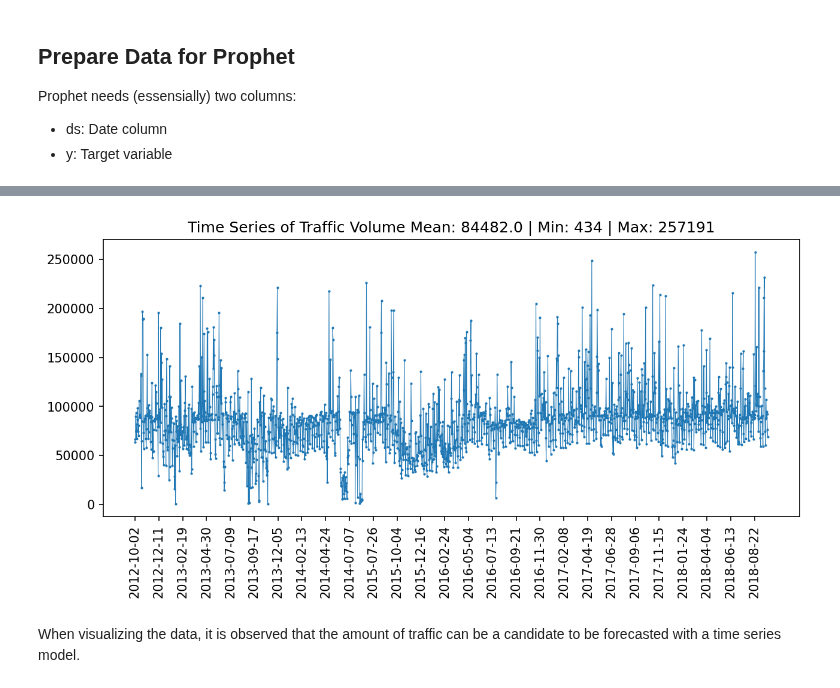
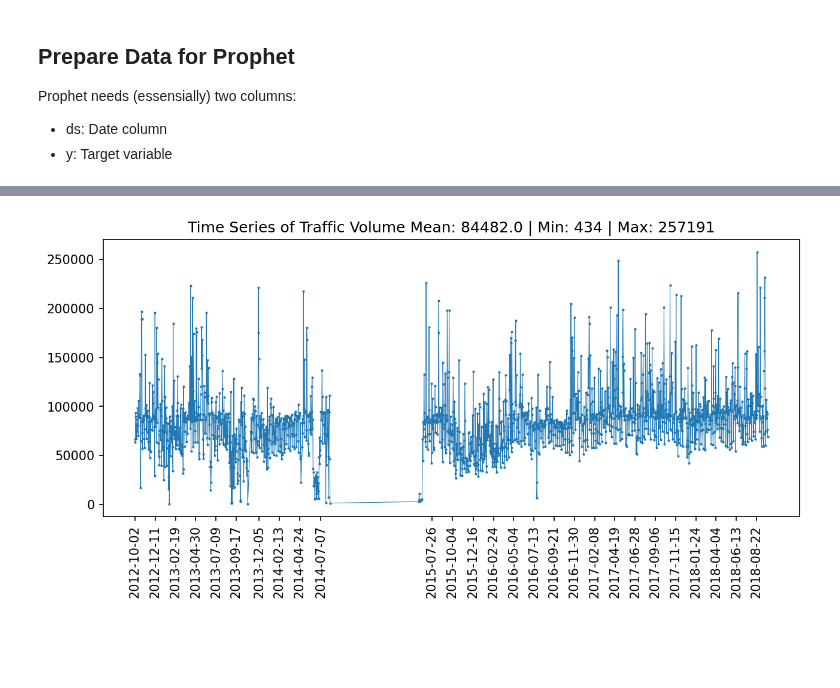
Before and after one commit to sebastianBP26/Machine_Learning_Dic, a Jupyter notebook: Time Series/Prophet_Metro_Interstate.ipynb, the cells around one changed output, grey strips where cells are left out. Drawn from its saved outputs; the diff is of its cells as text; code cells hidden in the pictures; blank space fills up the shorter version.

```diff
--- a/Time Series/Prophet_Metro_Interstate.ipynb
+++ b/Time Series/Prophet_Metro_Interstate.ipynb
@@ -34,7 +34,7 @@ df = pd.concat([X,y], axis = 1)
 # Cast Datetime
 
 df['date_time'] = pd.to_datetime(df['date_time'])
-df['date'] = df['date_time'].dt.strftime('%Y-%m-%d')
+df['date'] = pd.to_datetime(df['date_time'].dt.strftime('%Y-%m-%d'))
 # %%
 print(f'Shape of the DataFrame: {df.shape}')
 # %% [output]
@@ -58,6 +58,7 @@ Prophet needs (essensially) two columns:
 # %%
 # I am going to group the data in order to have the structure that I need.
 t = df.groupby(['date'], as_index = False).agg({'traffic_volume': 'sum'}).rename({'date':'ds', 'traffic_volume' : 'y'}, axis = 1)
+t['ds'] = pd.to_datetime(t['ds'])
 
 # Important things in the dataframe
 min_date = t['ds'].min()
@@ -71,12 +72,13 @@ print(f'Shape:{t.shape}')
 
 add_name = metrics(t['y'].values)
 
+t.set_index(['ds'], inplace = True)
 
 # Plot
 fig, ax = plt.subplots(dpi = 150, figsize = (10,4))
 plt.title(f'Time Series of Traffic Volume {add_name}')
-plt.plot(t['ds'], t['y'], linewidth = 0.5, marker = 'o', markersize = 1)
-xticks = t['ds'][::70]
+plt.plot(t['y'], linewidth = 0.5, marker = 'o', markersize = 1)
+xticks = t.index[::70]
 plt.xticks(xticks, rotation=90)
 plt.show()
 # %% [output]
@@ -85,4 +87,2 @@ First date in the dataset: 2018-09-30
 Shape:(1860, 2)
-[figure, old version]
+[figure, new version]
-# %% [markdown]
-When visualizing the data, it is observed that the amount of traffic can be a candidate to be forecasted with a time series model.
```
Also changed, not shown: parts of 10 cells of this notebook.
